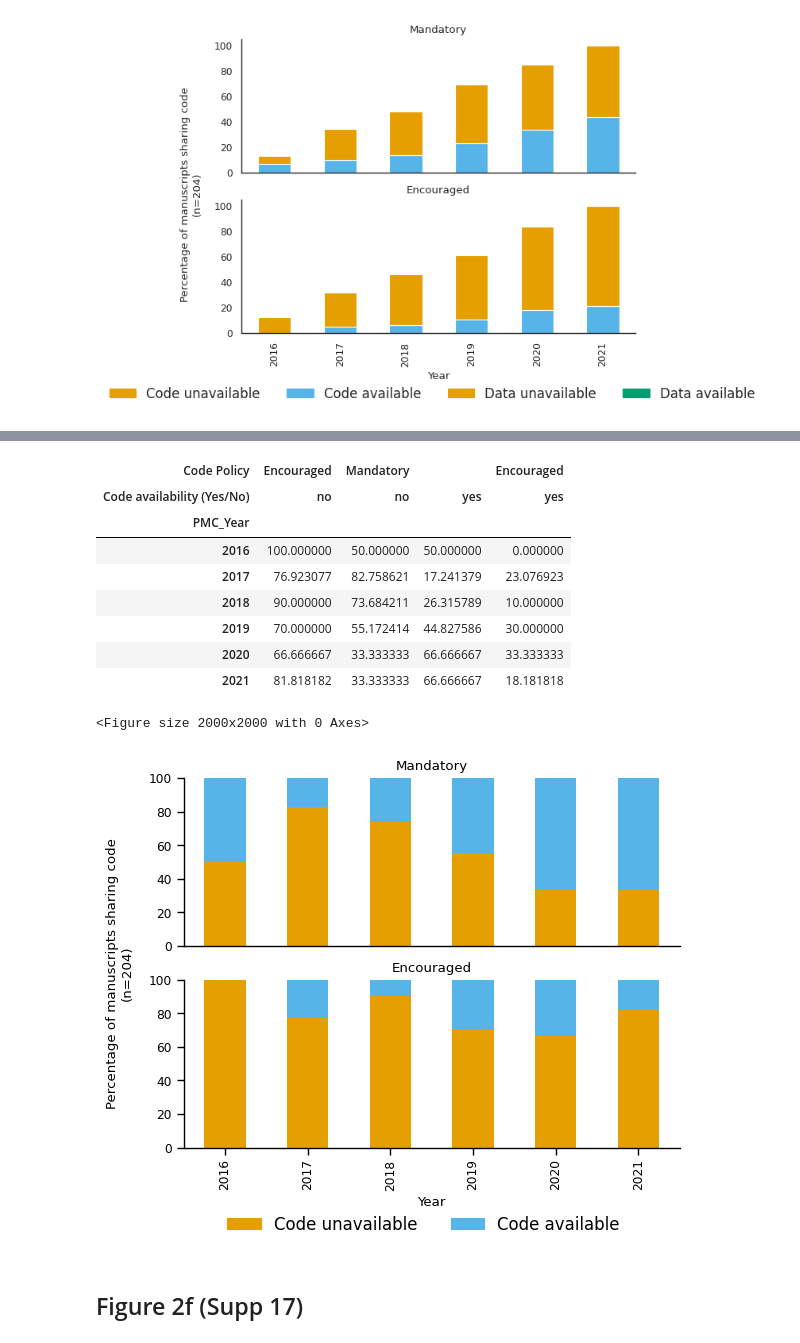
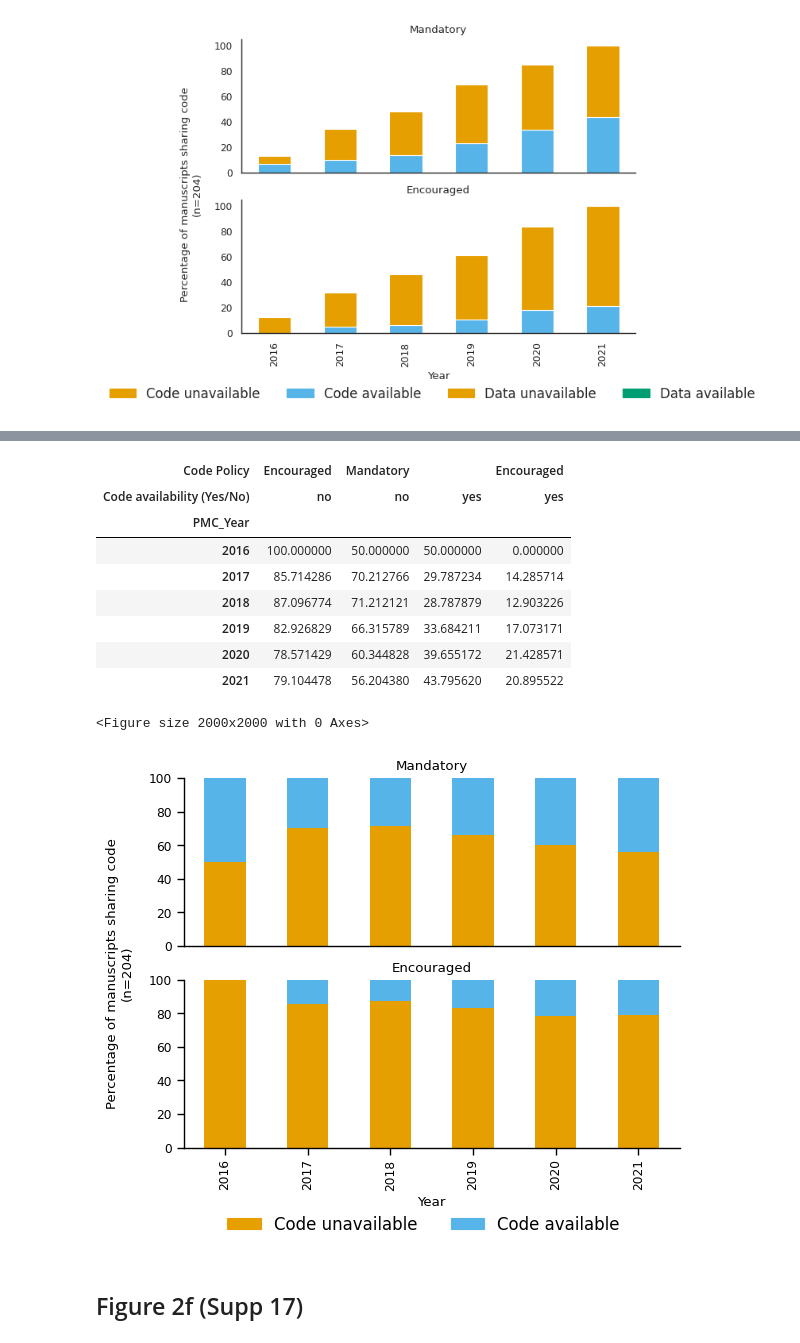
Before and after one commit to Mangul-Lab-USC/code-availability, a Jupyter notebook: notebooks/Figures.ipynb, the cells around one changed output, grey strips where cells are left out. Saved outputs shown, nothing was run; the diff lists cells and outputs as text; code cells hidden in the pictures.

Commit message:
normalized cumulative figures 2e and 2f

```diff
--- a/notebooks/Figures.ipynb
+++ b/notebooks/Figures.ipynb
@@ -1280,11 +1281,44 @@ df_temp=pd.DataFrame({'Counts': df_modified.groupby(['Code availability (Yes/No)
 #df_temp=df_temp[~((df_temp['Code availability (Yes/No)']=='yes'))]
 #filter df_temp to only have primary studies
 df_temp=df_temp[~(df_temp['Secondary analysis']=='yes')]
+df_temp['Cumulative_Counts']=0
 df_temp['Normalized']=0
 years=[2016,2017,2018,2019,2020,2021]
-policies=['Encouraged','Mandatory']
+policies=["Encouraged","Mandatory"]
+encouraged_cum_sum=0
+mandatory_cum_sum=0
+availbilities=['no','yes']
 for year in years:
     for policy in policies:
-        df_temp.loc[((df_temp['PMC_Year']==year) & (df_temp['Code Policy']==policy)),'Normalized']=(df_temp.loc[(df_temp['PMC_Year']==year) & (df_temp['Code Policy']==policy),'Counts']/df_temp.loc[((df_temp['PMC_Year']==year) & (df_temp['Code Policy']==policy)),'Counts'].sum())*100
+        if policy=='Encouraged':
+            encouraged_cum_sum+=df_temp.loc[((df_temp['PMC_Year']==year)&(df_temp['Code Policy']==policy)),'Counts'].sum()
+        elif policy=='Mandatory':
+            mandatory_cum_sum+=df_temp.loc[((df_temp['PMC_Year']==year)&(df_temp['Code Policy']==policy)),'Counts'].sum()
+        #print(encouraged_cum_sum,mandatory_cum_sum)
+        for availbility in availbilities:
+            if policy=='Encouraged':
+                if year==2016:
+                    df_temp.loc[((df_temp['PMC_Year']==year)&(df_temp['Code Policy']==policy)&(df_temp['Code availability (Yes/No)']==availbility)),'Cumulative_Counts']=(((df_temp.loc[((df_temp['PMC_Year']==year)&(df_temp['Code Policy']==policy)&(df_temp['Code availability (Yes/No)']==availbility)),'Counts'])))
+                    df_temp.loc[((df_temp['PMC_Year']==year)&(df_temp['Code Policy']==policy)&(df_temp['Code availability (Yes/No)']==availbility)),'Normalized']=(df_temp.loc[((df_temp['PMC_Year']==year)&(df_temp['Code Policy']==policy)&(df_temp['Code availability (Yes/No)']==availbility)),'Cumulative_Counts']/encouraged_cum_sum)*100
+                else:
+                    curr_value=df_temp.loc[((df_temp['PMC_Year']==year)&(df_temp['Code Policy']==policy)&(df_temp['Code availability (Yes/No)']==availbility)),'Counts'].values
+                    if df_temp.loc[((df_temp['PMC_Year']==year-1)&(df_temp['Code Policy']==policy)&(df_temp['Code availability (Yes/No)']==availbility)),'Counts'].empty:
+                        prev_value=0
+                    else:
+                        prev_value=df_temp.loc[((df_temp['PMC_Year']==year-1)&(df_temp['Code Policy']==policy)&(df_temp['Code availability (Yes/No)']==availbility)),'Cumulative_Counts'].values
+                    print(curr_value,prev_value)
+                    print(year,policy,availbility)
+                    df_temp.loc[((df_temp['PMC_Year']==year)&(df_temp['Code Policy']==policy)&(df_temp['Code availability (Yes/No)']==availbility)),'Cumulative_Counts']=(curr_value+prev_value)
+                    df_temp.loc[((df_temp['PMC_Year']==year)&(df_temp['Code Policy']==policy)&(df_temp['Code availability (Yes/No)']==availbility)),'Normalized']=(df_temp.loc[((df_temp['PMC_Year']==year)&(df_temp['Code Policy']==policy)&(df_temp['Code availability (Yes/No)']==availbility)),'Cumulative_Counts']/encouraged_cum_sum)*100
+            elif policy=='Mandatory':
+                if year==2016:
+                    df_temp.loc[((df_temp['PMC_Year']==year)&(df_temp['Code Policy']==policy)&(df_temp['Code availability (Yes/No)']==availbility)),'Cumulative_Counts']=(((df_temp.loc[((df_temp['PMC_Year']==year)&(df_temp['Code Policy']==policy)&(df_temp['Code availability (Yes/No)']==availbility)),'Counts'])))
+                    df_temp.loc[((df_temp['PMC_Year']==year)&(df_temp['Code Policy']==policy)&(df_temp['Code availability (Yes/No)']==availbility)),'Normalized']=(df_temp.loc[((df_temp['PMC_Year']==year)&(df_temp['Code Policy']==policy)&(df_temp['Code availability (Yes/No)']==availbility)),'Cumulative_Counts']/mandatory_cum_sum)*100
+                else:
+
+                    curr_value=df_temp.loc[((df_temp['PMC_Year']==year)&(df_temp['Code Policy']==policy)&(df_temp['Code availability (Yes/No)']==availbility)),'Counts'].values
+                    prev_value=df_temp.loc[((df_temp['PMC_Year']==year-1)&(df_temp['Code Policy']==policy)&(df_temp['Code availability (Yes/No)']==availbility)),'Cumulative_Counts'].values
+                    df_temp.loc[((df_temp['PMC_Year']==year)&(df_temp['Code Policy']==policy)&(df_temp['Code availability (Yes/No)']==availbility)),'Cumulative_Counts']=(curr_value+prev_value)
+                    df_temp.loc[((df_temp['PMC_Year']==year)&(df_temp['Code Policy']==policy)&(df_temp['Code availability (Yes/No)']==availbility)),'Normalized']=(df_temp.loc[((df_temp['PMC_Year']==year)&(df_temp['Code Policy']==policy)&(df_temp['Code availability (Yes/No)']==availbility)),'Cumulative_Counts']/mandatory_cum_sum)*100
 df_temp
 # %% [output]
@@ -1314,40 +1368,40 @@ df_temp
 | Code availability (Yes/No) | no | no | yes | yes |
 | PMC_Year |  |  |  |  |
 | 2016 | 100.000000 | 50.000000 | 50.000000 | 0.000000 |
-| 2017 | 76.923077 | 82.758621 | 17.241379 | 23.076923 |
-| 2018 | 90.000000 | 73.684211 | 26.315789 | 10.000000 |
-| 2019 | 70.000000 | 55.172414 | 44.827586 | 30.000000 |
-| 2020 | 66.666667 | 33.333333 | 66.666667 | 33.333333 |
-| 2021 | 81.818182 | 33.333333 | 66.666667 | 18.181818 |
+| 2017 | 85.714286 | 70.212766 | 29.787234 | 14.285714 |
+| 2018 | 87.096774 | 71.212121 | 28.787879 | 12.903226 |
+| 2019 | 82.926829 | 66.315789 | 33.684211 | 17.073171 |
+| 2020 | 78.571429 | 60.344828 | 39.655172 | 21.428571 |
+| 2021 | 79.104478 | 56.204380 | 43.795620 | 20.895522 |
 # %%
 
 plt.figure(figsize=(20, 20))
 plt.rcParams.update({'font.size': 12})
 rcParams['font.family'] = 'sans-serif'
 sns.set_context("paper",font_scale=1)
 colors=['#E69F00','#56B4E9']
 fontsize=12
 #sns.barplot(data=df_temp, x='PMC_Year', y='Cumulative Percent Increase',hue='Code Policy',palette=colors )
 #df_temp.plot(kind='bar',stacked=True,)
 fig, (ax1,ax2) = plt.subplots(nrows=2, ncols=1)
-df_temp['Mandatory'].plot(kind='bar',stacked=True,color=colors,ax=ax1,legend=None,xticks=[],title='Mandatory')
-df_temp['Encouraged'].plot(kind='bar',stacked=True,color=colors,legend=None,ax=ax2,title='Encouraged')
+df_temp['Mandatory'].plot(kind='bar',stacked=True,color=colors,ax=ax1,xticks=[],legend=None,title='Mandatory')
+df_temp['Encouraged'].plot(kind='bar',stacked=True,color=colors,ax=ax2,legend=None,title='Encouraged')
 ax1.set_xlabel('')
 ax2.set_xlabel('Year')
 ax2.set_ylabel('Percentage of manuscripts sharing code\n(n=204)')
 ax2.yaxis.set_label_coords(-0.1,1.04)
 ax2.set_ylim(0,100)
 ax1.set_ylim(0,100)
 labels = [mpatches.Patch(color='#E69F00', label="Code unavailable"),
-mpatches.Patch(color='#56B4E9', label="Code available")]
+mpatches.Patch(color='#56B4E9', label="Code available"),]
 fig.legend(handles=labels,
            loc="lower center",ncol=len(labels),fontsize=fontsize,bbox_to_anchor=(0.5, -.1),frameon=False)
 
 sns.despine()
 plt.show()
 # %% [output]
 <Figure size 2000x2000 with 0 Axes>
-[figure, old version]
+[figure, new version]
 # %% [markdown]
 ## Figure 2f (Supp 17)
 # %%
```
Also changed, not shown: parts of 5 cells of this notebook.
